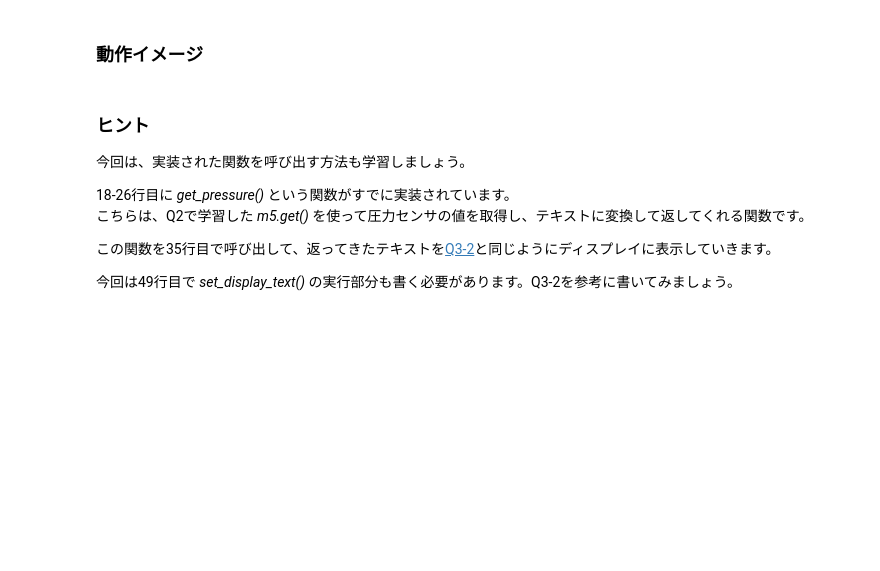
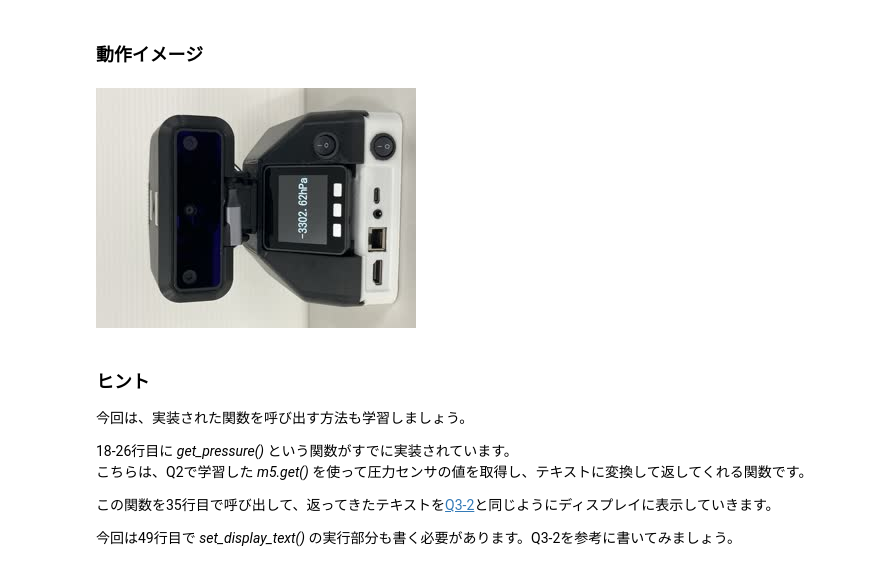
Before and after one commit to AkariGroup/akari_practice, a Jupyter notebook: 3_display/q3-4_pressure_sensor.ipynb, the cells around one changed output. Saved outputs shown, nothing was run; the diff lists cells and outputs as text; code cells hidden in the pictures; blank space fills up the shorter version.

```diff
--- a/3_display/q3-4_pressure_sensor.ipynb
+++ b/3_display/q3-4_pressure_sensor.ipynb
@@ -60,7 +60,9 @@ while(True):
 ### 動作イメージ
 # %%
 from IPython.display import Image
-Image('gif/q3-4.gif')
+Image('image/q3-4.jpg')
+# %% [output]
+[figure, added]
 # %% [markdown]
 ### ヒント
 今回は、実装された関数を呼び出す方法も学習しましょう。
```
Also changed, not shown: 9 other files.
